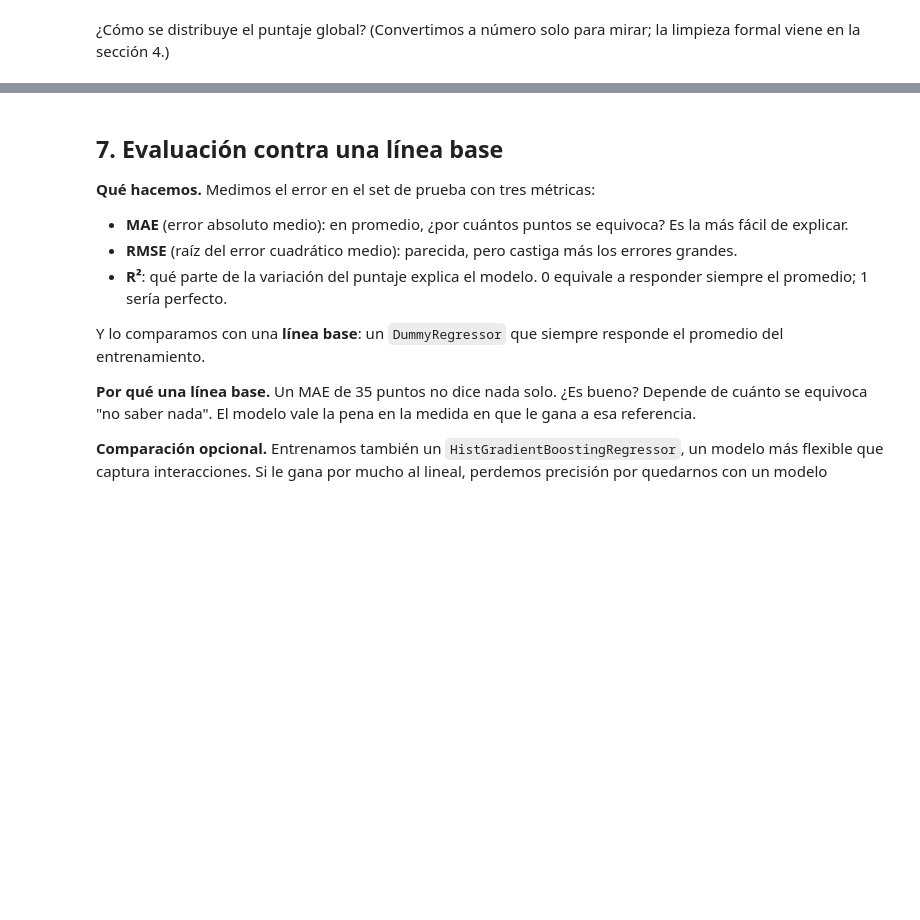
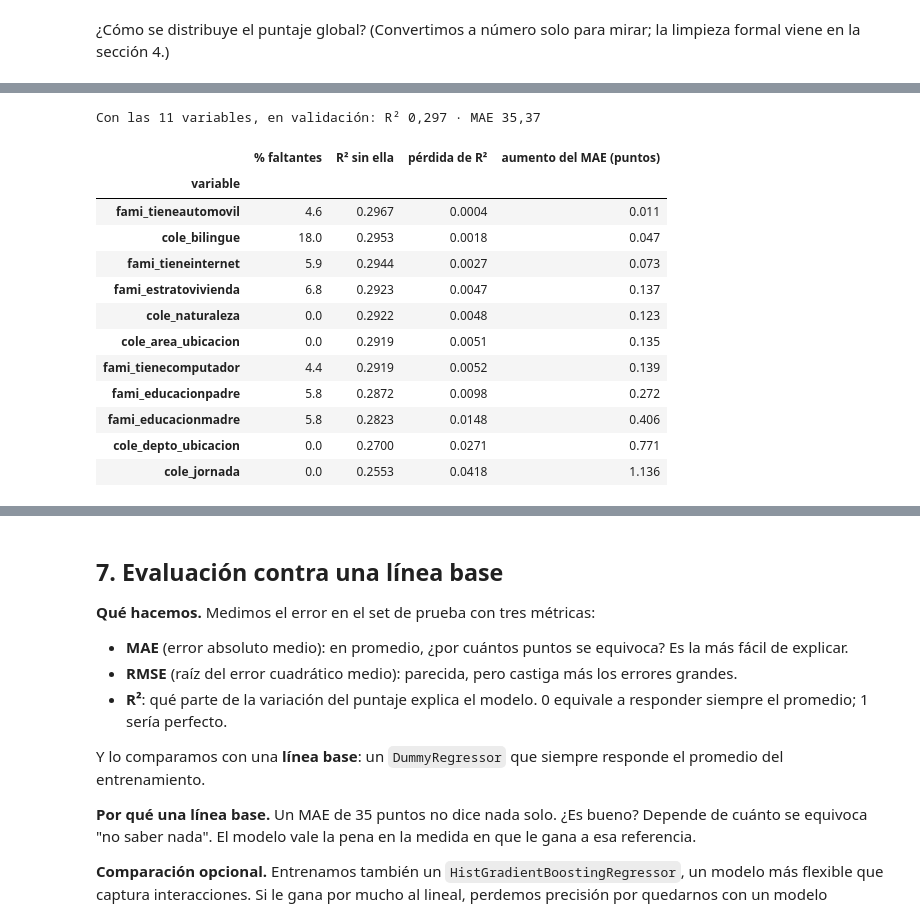
Before and after one commit to Daniel01010101010101/Ejercicio_ejemplo_machine_learning, a Jupyter notebook: notebooks/saber11_modelo.ipynb, the cells around one changed output, grey strips where cells are left out. Cells and saved outputs as stored; diff of their text form; code cells hidden in the pictures; blank space fills up the shorter version.

```diff
--- a/notebooks/saber11_modelo.ipynb
+++ b/notebooks/saber11_modelo.ipynb
@@ -105,8 +109,8 @@ CANDIDATAS = [
     "cole_depto_ubicacion",
 ]
 
-# Columnas extra que se descargan solo para filtrar o describir.
-COLUMNAS_EXTRA = ["periodo", "estu_estadoinvestigacion"]
+# Columnas extra que se descargan solo para verificar y filtrar (no entran al modelo).
+COLUMNAS_EXTRA = ["periodo", "estu_consecutivo", "estu_estadoinvestigacion"]
 
 SEMILLA = 42
 PROPORCION_PRUEBA = 0.2
@@ -388,9 +549,3 @@ El formulario de la página debe tener entre 8 y 10 campos. Partimos de las 11 c
-# %%
-VARIABLES = ['fami_estratovivienda', 'fami_educacionmadre', 'fami_educacionpadre', 'fami_tieneinternet', 'fami_tienecomputador', 'fami_tieneautomovil', 'cole_naturaleza', 'cole_jornada', 'cole_area_ubicacion', 'cole_bilingue', 'cole_depto_ubicacion']
-print(f"{len(VARIABLES)} variables en el modelo (campos del formulario):")
-for variable in VARIABLES:
-    print("  -", variable)
-print("Fuera del modelo:", [v for v in CANDIDATAS if v not in VARIABLES])
 # %% [markdown]
 ## 5. Separación en entrenamiento y prueba
 
@@ -449,0 +624,34 @@ def crear_modelo(variables: list[str], alpha: float = ALPHA) -> Pipeline:
+# %%
+x_ajuste, x_valid, y_ajuste, y_valid = train_test_split(x_train, y_train, test_size=0.25, random_state=SEMILLA)
+
+
+def validar(variables):
+    m = crear_modelo(variables).fit(x_ajuste, y_ajuste)
+    p = m.predict(x_valid)
+    return r2_score(y_valid, p), mean_absolute_error(y_valid, p)
+
+
+r2_todas, mae_todas = validar(CANDIDATAS)
+filas = []
+for variable in CANDIDATAS:
+    r2, mae_v = validar([v for v in CANDIDATAS if v != variable])
+    filas.append({"variable": variable, "% faltantes": round(100 * (x_train[variable] == SIN_INFO).mean(), 1),
+                  "R² sin ella": round(r2, 4), "pérdida de R²": round(r2_todas - r2, 4),
+                  "aumento del MAE (puntos)": round(mae_v - mae_todas, 3)})
+print(f"Con las 11 variables, en validación: R² {fmt(r2_todas, 3)} · MAE {fmt(mae_todas, 2)}")
+pd.DataFrame(filas).sort_values("pérdida de R²").set_index("variable")
+# %% [output]
+Con las 11 variables, en validación: R² 0,297 · MAE 35,37
+|  | % faltantes | R² sin ella | pérdida de R² | aumento del MAE (puntos) |
+| variable |  |  |  |  |
+| fami_tieneautomovil | 4.6 | 0.2967 | 0.0004 | 0.011 |
+| cole_bilingue | 18.0 | 0.2953 | 0.0018 | 0.047 |
+| fami_tieneinternet | 5.9 | 0.2944 | 0.0027 | 0.073 |
+| fami_estratovivienda | 6.8 | 0.2923 | 0.0047 | 0.137 |
+| cole_naturaleza | 0.0 | 0.2922 | 0.0048 | 0.123 |
+| cole_area_ubicacion | 0.0 | 0.2919 | 0.0051 | 0.135 |
+| fami_tienecomputador | 4.4 | 0.2919 | 0.0052 | 0.139 |
+| fami_educacionpadre | 5.8 | 0.2872 | 0.0098 | 0.272 |
+| fami_educacionmadre | 5.8 | 0.2823 | 0.0148 | 0.406 |
+| cole_depto_ubicacion | 0.0 | 0.2700 | 0.0271 | 0.771 |
+| cole_jornada | 0.0 | 0.2553 | 0.0418 | 1.136 |
```
Also changed, not shown: parts of 52 cells of this notebook.
